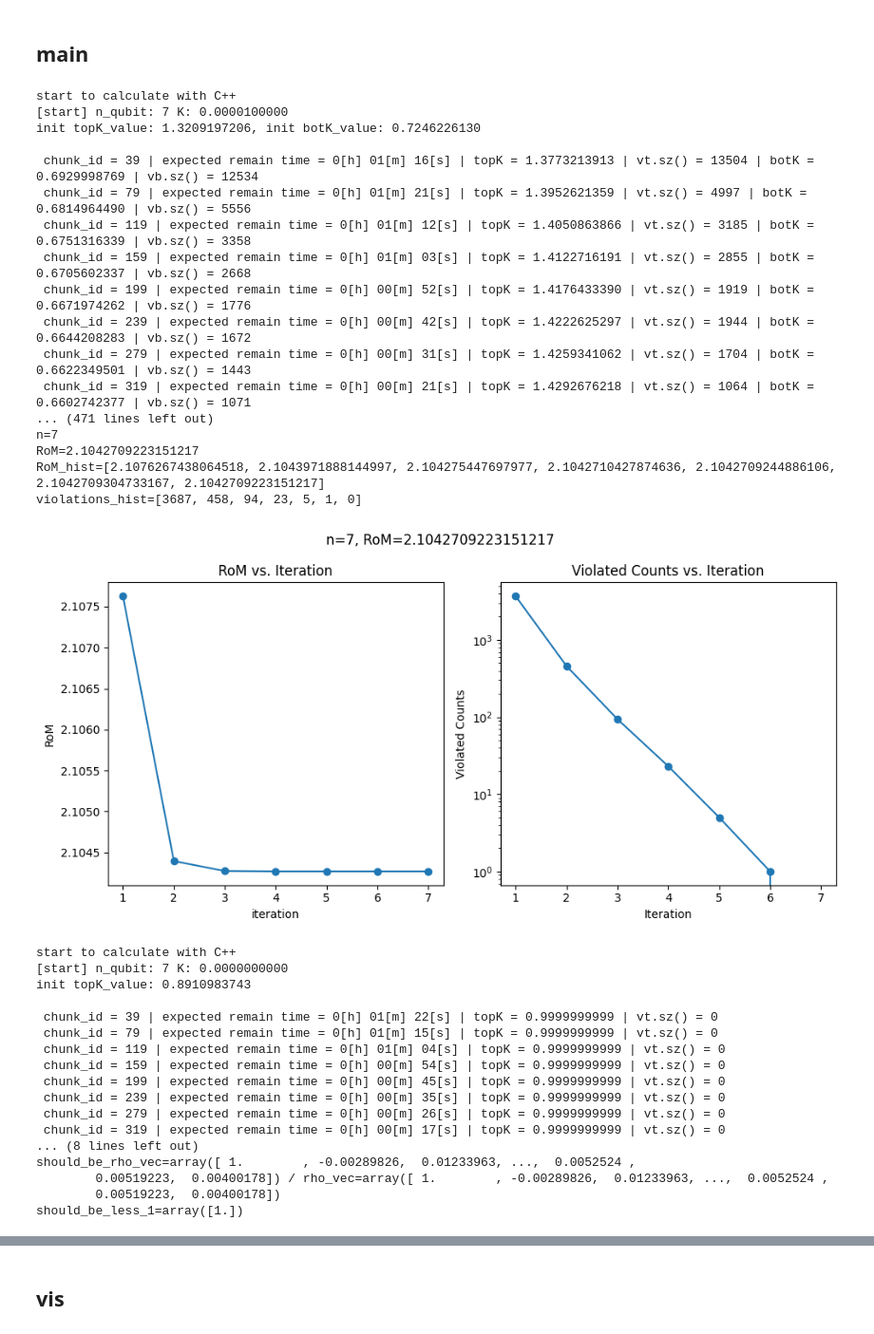
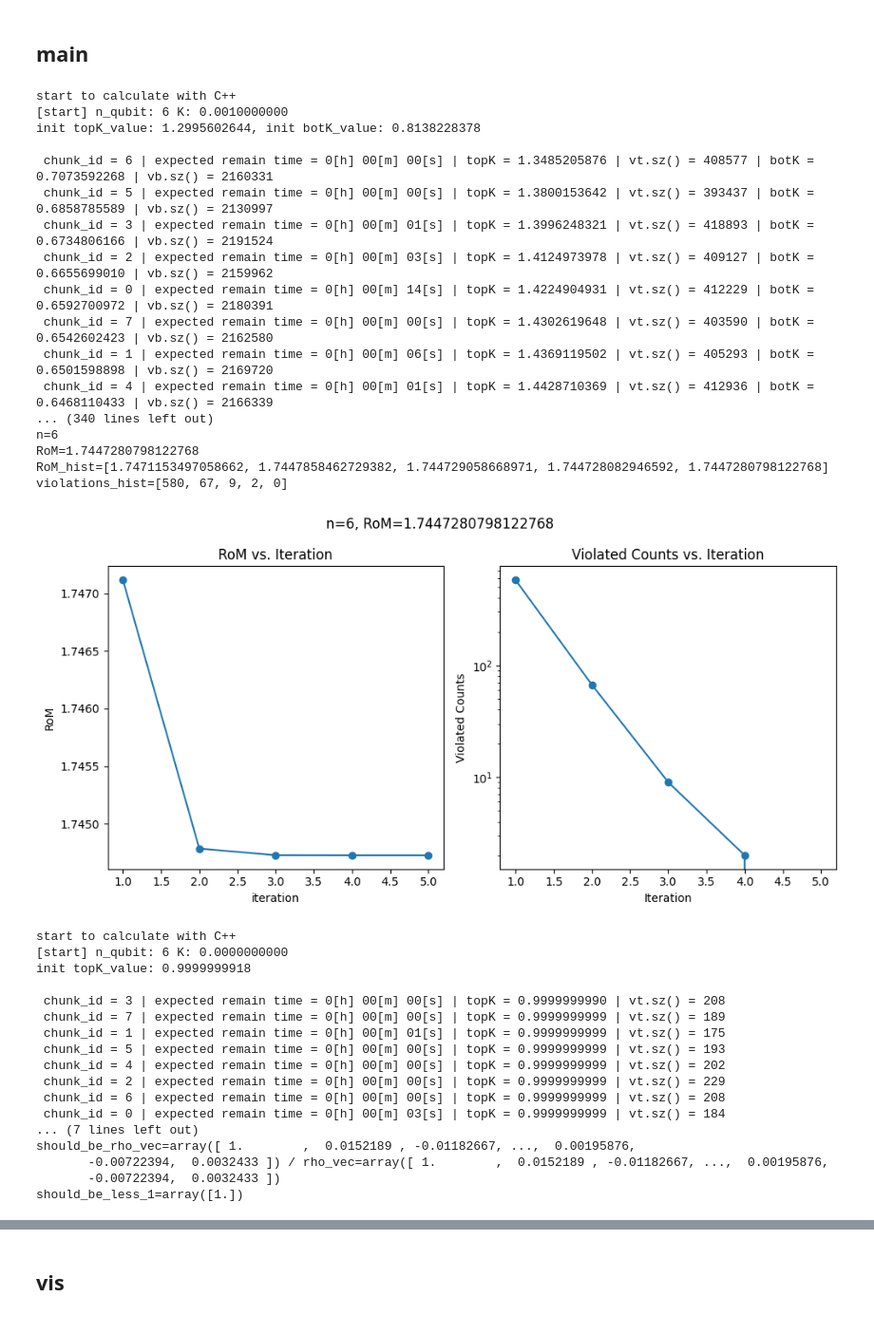
Before and after one commit to quantum-programming/RoM-handbook, a Jupyter notebook: doc/summary/imgs/CG.ipynb, the cells around one changed output, grey strips where cells are left out. Shown: that part at 95% size. Drawn from its saved outputs; the diff is of its cells as text; code cells hidden in the pictures.

```diff
--- a/doc/summary/imgs/CG.ipynb
+++ b/doc/summary/imgs/CG.ipynb
@@ -143,65 +143,65 @@ def main(n, K, do_back_up):
         assert False, "failed CG"
     RoM, cur_A, coeff, dual = ret
     print(f"calculation finished: RoM:{RoM} in {time.perf_counter() - t0} sec")
 
     if do_back_up:
         np.savez(f"CG_RoM_hist_final", RoM_hist)
         np.savez(f"CG_violations_hist_final", violations_hist)
 
     vis_hist(n, RoM, RoM_hist, violations_hist)
 
     max_violated_matrix = get_topK_botK_Amat(n, dual, 0, is_dual=True, is_random=False)
     should_be_rho_vec = cur_A @ coeff
     print(f"{should_be_rho_vec=} / {rho_vec=}")
     should_be_less_1 = np.abs(dual.T @ max_violated_matrix)
     print(f"{should_be_less_1=}")
     assert np.allclose(cur_A @ coeff, rho_vec)
     assert np.max(should_be_less_1) <= 1 + eps
 
     if do_back_up:
         np.savez(f"finished", np.array([7, 7, 7]))
 
     return RoM, cur_A, coeff, dual
 
 
 # n, K = 5, 0.01
-# n, K = 6, 0.001
-n, K = 7, 0.00001
+n, K = 6, 0.001
+# n, K = 7, 0.00001
 # n, K = 8, 0.00000001
 main(n, K, False)
 # %% [output]
 start to calculate with C++
-[start] n_qubit: 7 K: 0.0000100000
-init topK_value: 1.3209197206, init botK_value: 0.7246226130
+[start] n_qubit: 6 K: 0.0010000000
+init topK_value: 1.2995602644, init botK_value: 0.8138228378
 
- chunk_id = 39 | expected remain time = 0[h] 01[m] 16[s] | topK = 1.3773213913 | vt.sz() = 13504 | botK = 0.6929998769 | vb.sz() = 12534
- chunk_id = 79 | expected remain time = 0[h] 01[m] 21[s] | topK = 1.3952621359 | vt.sz() = 4997 | botK = 0.6814964490 | vb.sz() = 5556
- chunk_id = 119 | expected remain time = 0[h] 01[m] 12[s] | topK = 1.4050863866 | vt.sz() = 3185 | botK = 0.6751316339 | vb.sz() = 3358
- chunk_id = 159 | expected remain time = 0[h] 01[m] 03[s] | topK = 1.4122716191 | vt.sz() = 2855 | botK = 0.6705602337 | vb.sz() = 2668
- chunk_id = 199 | expected remain time = 0[h] 00[m] 52[s] | topK = 1.4176433390 | vt.sz() = 1919 | botK = 0.6671974262 | vb.sz() = 1776
- chunk_id = 239 | expected remain time = 0[h] 00[m] 42[s] | topK = 1.4222625297 | vt.sz() = 1944 | botK = 0.6644208283 | vb.sz() = 1672
- chunk_id = 279 | expected remain time = 0[h] 00[m] 31[s] | topK = 1.4259341062 | vt.sz() = 1704 | botK = 0.6622349501 | vb.sz() = 1443
- chunk_id = 319 | expected remain time = 0[h] 00[m] 21[s] | topK = 1.4292676218 | vt.sz() = 1064 | botK = 0.6602742377 | vb.sz() = 1071
-... (471 lines left out)
-n=7
-RoM=2.1042709223151217
-RoM_hist=[2.1076267438064518, 2.1043971888144997, 2.104275447697977, 2.1042710427874636, 2.1042709244886106, 2.1042709304733167, 2.1042709223151217]
-violations_hist=[3687, 458, 94, 23, 5, 1, 0]
+ chunk_id = 6 | expected remain time = 0[h] 00[m] 00[s] | topK = 1.3485205876 | vt.sz() = 408577 | botK = 0.7073592268 | vb.sz() = 2160331
+ chunk_id = 5 | expected remain time = 0[h] 00[m] 00[s] | topK = 1.3800153642 | vt.sz() = 393437 | botK = 0.6858785589 | vb.sz() = 2130997
+ chunk_id = 3 | expected remain time = 0[h] 00[m] 01[s] | topK = 1.3996248321 | vt.sz() = 418893 | botK = 0.6734806166 | vb.sz() = 2191524
+ chunk_id = 2 | expected remain time = 0[h] 00[m] 03[s] | topK = 1.4124973978 | vt.sz() = 409127 | botK = 0.6655699010 | vb.sz() = 2159962
+ chunk_id = 0 | expected remain time = 0[h] 00[m] 14[s] | topK = 1.4224904931 | vt.sz() = 412229 | botK = 0.6592700972 | vb.sz() = 2180391
+ chunk_id = 7 | expected remain time = 0[h] 00[m] 00[s] | topK = 1.4302619648 | vt.sz() = 403590 | botK = 0.6542602423 | vb.sz() = 2162580
+ chunk_id = 1 | expected remain time = 0[h] 00[m] 06[s] | topK = 1.4369119502 | vt.sz() = 405293 | botK = 0.6501598898 | vb.sz() = 2169720
+ chunk_id = 4 | expected remain time = 0[h] 00[m] 01[s] | topK = 1.4428710369 | vt.sz() = 412936 | botK = 0.6468110433 | vb.sz() = 2166339
+... (340 lines left out)
+n=6
+RoM=1.7447280798122768
+RoM_hist=[1.7471153497058662, 1.7447858462729382, 1.744729058668971, 1.744728082946592, 1.7447280798122768]
+violations_hist=[580, 67, 9, 2, 0]
-[figure, old version]
+[figure, new version]
 start to calculate with C++
-[start] n_qubit: 7 K: 0.0000000000
-init topK_value: 0.8910983743
+[start] n_qubit: 6 K: 0.0000000000
+init topK_value: 0.9999999918
 
- chunk_id = 39 | expected remain time = 0[h] 01[m] 22[s] | topK = 0.9999999999 | vt.sz() = 0
- chunk_id = 79 | expected remain time = 0[h] 01[m] 15[s] | topK = 0.9999999999 | vt.sz() = 0
- chunk_id = 119 | expected remain time = 0[h] 01[m] 04[s] | topK = 0.9999999999 | vt.sz() = 0
- chunk_id = 159 | expected remain time = 0[h] 00[m] 54[s] | topK = 0.9999999999 | vt.sz() = 0
- chunk_id = 199 | expected remain time = 0[h] 00[m] 45[s] | topK = 0.9999999999 | vt.sz() = 0
- chunk_id = 239 | expected remain time = 0[h] 00[m] 35[s] | topK = 0.9999999999 | vt.sz() = 0
- chunk_id = 279 | expected remain time = 0[h] 00[m] 26[s] | topK = 0.9999999999 | vt.sz() = 0
- chunk_id = 319 | expected remain time = 0[h] 00[m] 17[s] | topK = 0.9999999999 | vt.sz() = 0
-... (8 lines left out)
-should_be_rho_vec=array([ 1.        , -0.00289826,  0.01233963, ...,  0.0052524 ,
-        0.00519223,  0.00400178]) / rho_vec=array([ 1.        , -0.00289826,  0.01233963, ...,  0.0052524 ,
-        0.00519223,  0.00400178])
+ chunk_id = 3 | expected remain time = 0[h] 00[m] 00[s] | topK = 0.9999999990 | vt.sz() = 208
+ chunk_id = 7 | expected remain time = 0[h] 00[m] 00[s] | topK = 0.9999999999 | vt.sz() = 189
+ chunk_id = 1 | expected remain time = 0[h] 00[m] 01[s] | topK = 0.9999999999 | vt.sz() = 175
+ chunk_id = 5 | expected remain time = 0[h] 00[m] 00[s] | topK = 0.9999999999 | vt.sz() = 193
+ chunk_id = 4 | expected remain time = 0[h] 00[m] 00[s] | topK = 0.9999999999 | vt.sz() = 202
+ chunk_id = 2 | expected remain time = 0[h] 00[m] 00[s] | topK = 0.9999999999 | vt.sz() = 229
+ chunk_id = 6 | expected remain time = 0[h] 00[m] 00[s] | topK = 0.9999999999 | vt.sz() = 208
+ chunk_id = 0 | expected remain time = 0[h] 00[m] 03[s] | topK = 0.9999999999 | vt.sz() = 184
+... (7 lines left out)
+should_be_rho_vec=array([ 1.        ,  0.0152189 , -0.01182667, ...,  0.00195876,
+       -0.00722394,  0.0032433 ]) / rho_vec=array([ 1.        ,  0.0152189 , -0.01182667, ...,  0.00195876,
+       -0.00722394,  0.0032433 ])
 should_be_less_1=array([1.])
```
Also changed, not shown: parts of 2 cells of this notebook, 2 other files.
